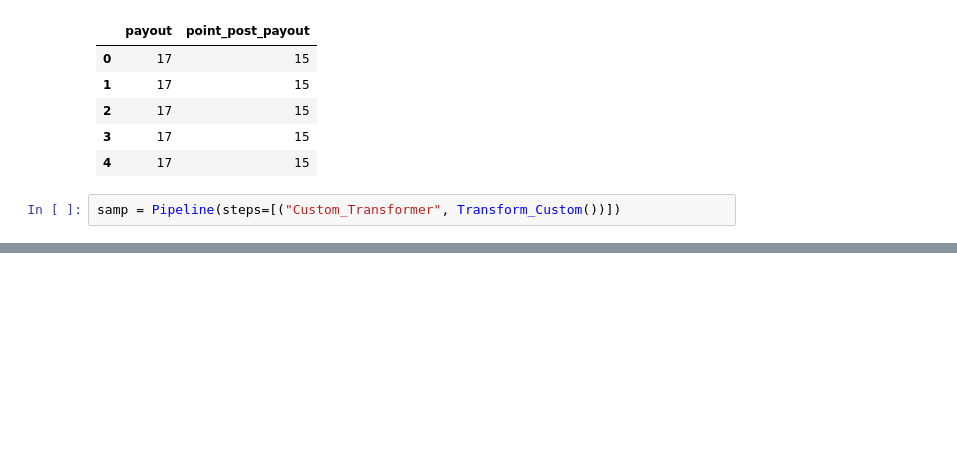
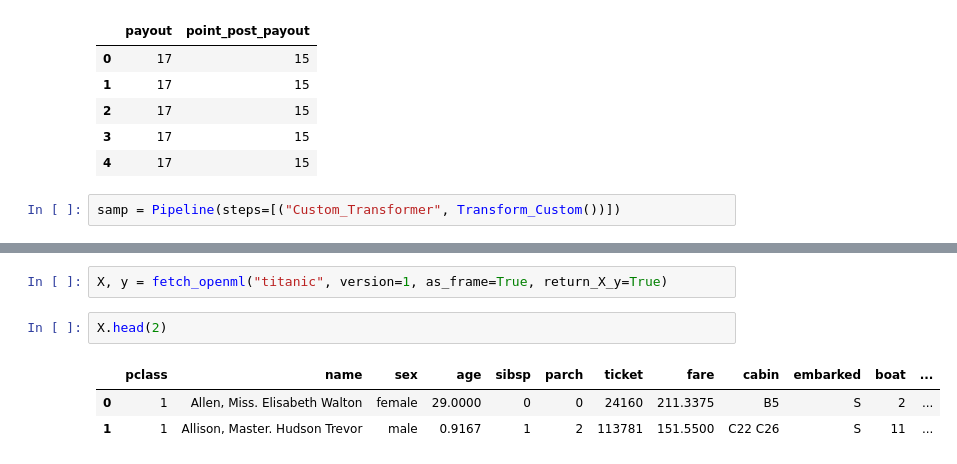
Before and after one commit to Maruf-Ahmad-khan/Car_Price_Prediction_Sklearn_Column_Transformation, a Jupyter notebook: Car price Prediction/Transformer Customer.ipynb, the cells around one changed output, grey strips where cells are left out. Saved outputs shown, nothing was run; the diff lists cells and outputs as text; blank space fills up the shorter version.

```diff
--- a/Car price Prediction/Transformer Customer.ipynb
+++ b/Car price Prediction/Transformer Customer.ipynb
@@ -133,0 +149,8 @@ samp = Pipeline(steps=[("Custom_Transformer", Transform_Custom())])
+# %%
+X, y = fetch_openml("titanic", version=1, as_frame=True, return_X_y=True)
+# %%
+X.head(2)
+# %% [output]
+|  | pclass | name | sex | age | sibsp | parch | ticket | fare | cabin | embarked | boat | ... |
+| 0 | 1 | Allen, Miss. Elisabeth Walton | female | 29.0000 | 0 | 0 | 24160 | 211.3375 | B5 | S | 2 | ... |
+| 1 | 1 | Allison, Master. Hudson Trevor | male | 0.9167 | 1 | 2 | 113781 | 151.5500 | C22 C26 | S | 11 | ... |
```
Also changed, not shown: parts of 20 cells of this notebook, 2 other files.
